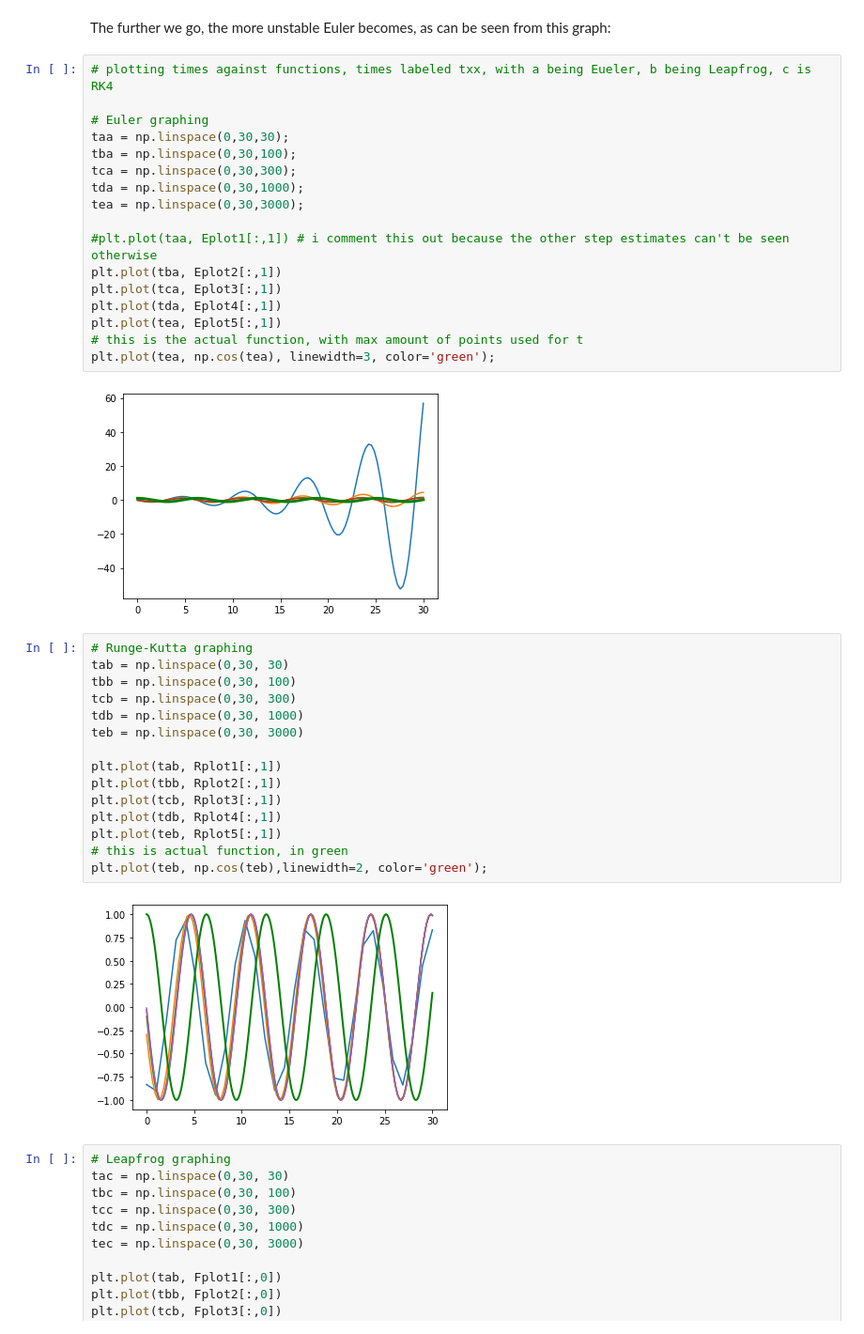
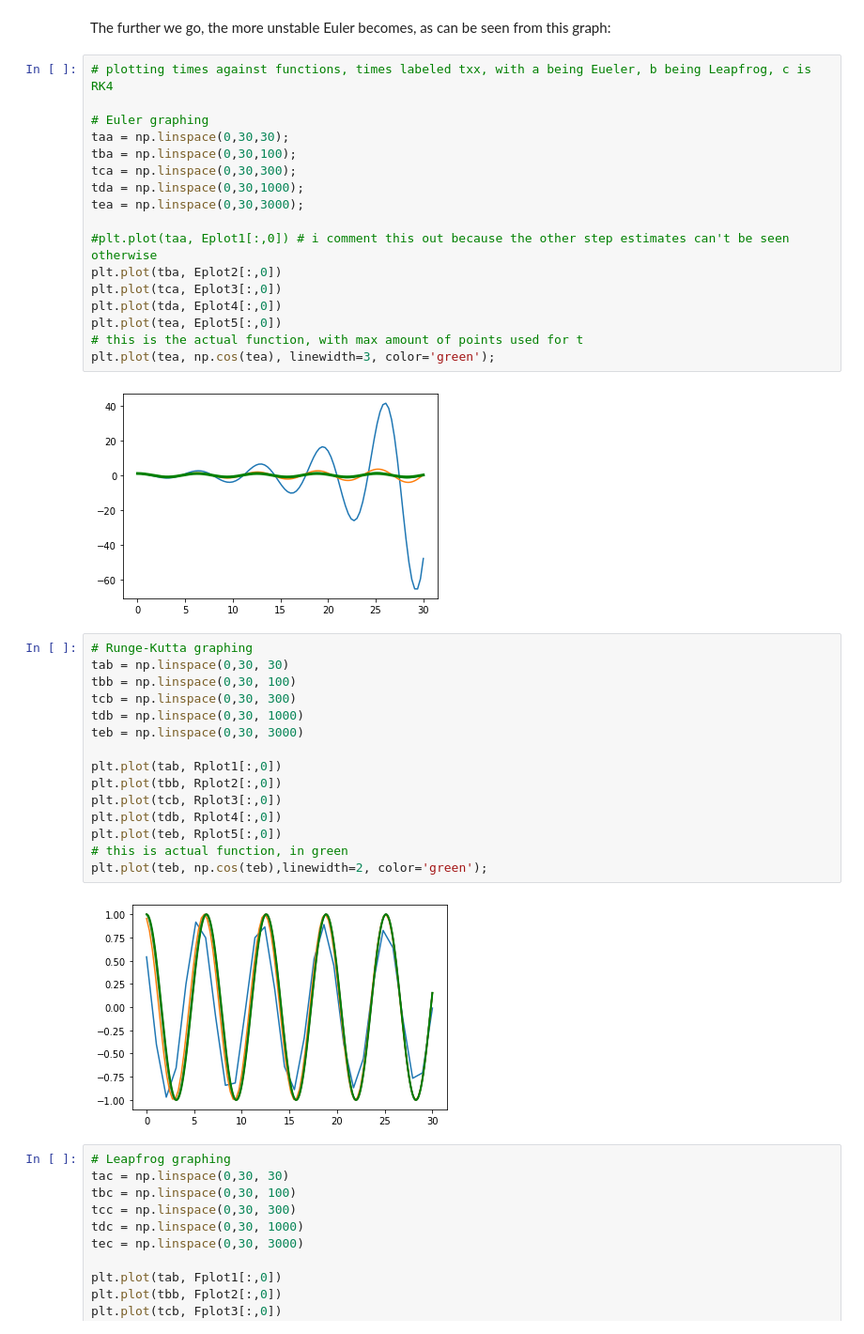
Before and after one commit to maria8ch/a427, a Jupyter notebook: hw2/hw2py/hw2.ipynb, the cells around one changed output. Shown at 94% size. Saved outputs shown, nothing was run; the diff lists cells and outputs as text.

```diff
--- a/hw2/hw2py/hw2.ipynb
+++ b/hw2/hw2py/hw2.ipynb
@@ -254,32 +254,32 @@ tca = np.linspace(0,30,300);
 tda = np.linspace(0,30,1000);
 tea = np.linspace(0,30,3000);
 
-#plt.plot(taa, Eplot1[:,1]) # i comment this out because the other step estimates can't be seen otherwise
-plt.plot(tba, Eplot2[:,1])
-plt.plot(tca, Eplot3[:,1])
-plt.plot(tda, Eplot4[:,1])
-plt.plot(tea, Eplot5[:,1])
+#plt.plot(taa, Eplot1[:,0]) # i comment this out because the other step estimates can't be seen otherwise
+plt.plot(tba, Eplot2[:,0])
+plt.plot(tca, Eplot3[:,0])
+plt.plot(tda, Eplot4[:,0])
+plt.plot(tea, Eplot5[:,0])
 # this is the actual function, with max amount of points used for t
 plt.plot(tea, np.cos(tea), linewidth=3, color='green');
 # %% [output]
-[figure, old version]
+[figure, new version]
 # %%
 # Runge-Kutta graphing
 tab = np.linspace(0,30, 30)
 tbb = np.linspace(0,30, 100)
 tcb = np.linspace(0,30, 300)
 tdb = np.linspace(0,30, 1000)
 teb = np.linspace(0,30, 3000)
 
-plt.plot(tab, Rplot1[:,1])
-plt.plot(tbb, Rplot2[:,1])
-plt.plot(tcb, Rplot3[:,1])
-plt.plot(tdb, Rplot4[:,1])
-plt.plot(teb, Rplot5[:,1])
+plt.plot(tab, Rplot1[:,0])
+plt.plot(tbb, Rplot2[:,0])
+plt.plot(tcb, Rplot3[:,0])
+plt.plot(tdb, Rplot4[:,0])
+plt.plot(teb, Rplot5[:,0])
 # this is actual function, in green
 plt.plot(teb, np.cos(teb),linewidth=2, color='green');
 # %% [output]
-[figure, old version]
+[figure, new version]
 # %%
 # Leapfrog graphing
 tac = np.linspace(0,30, 30)
```
